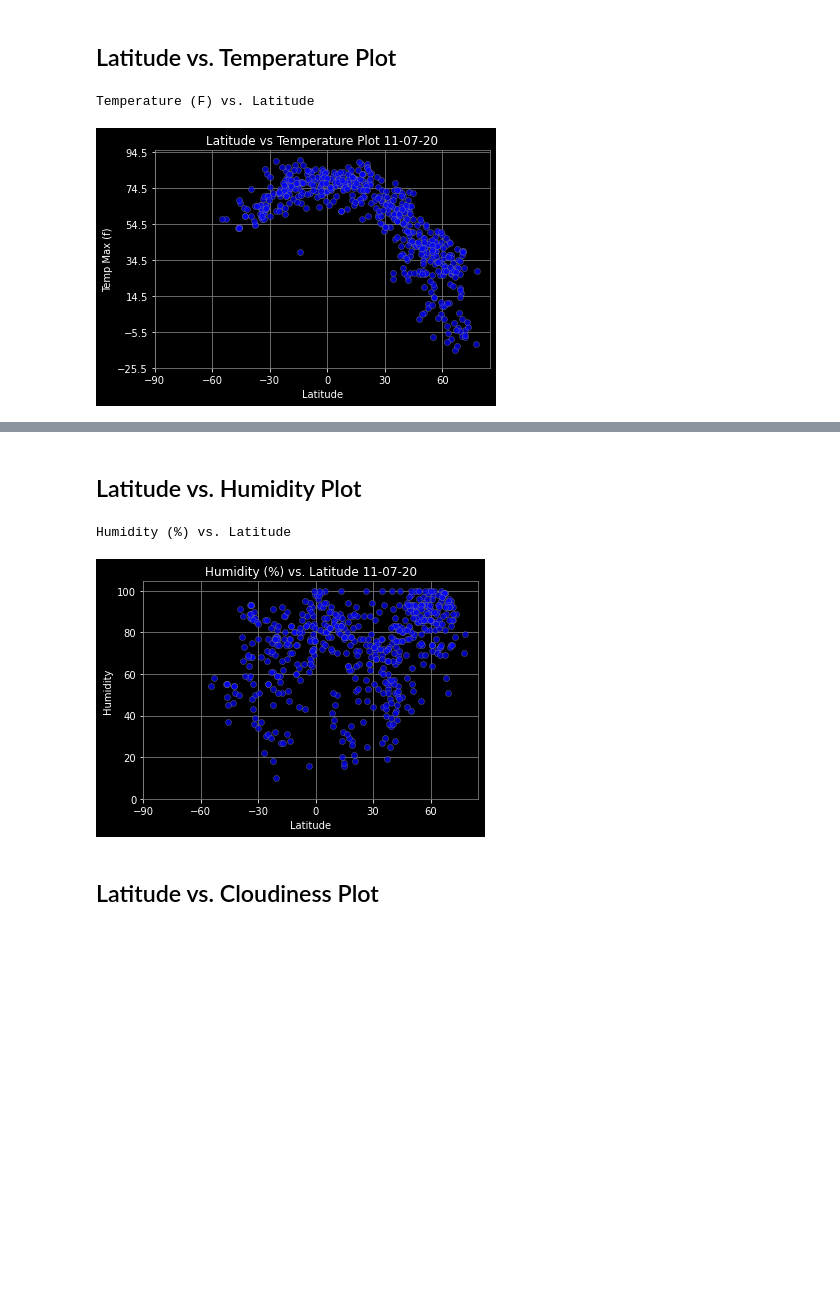
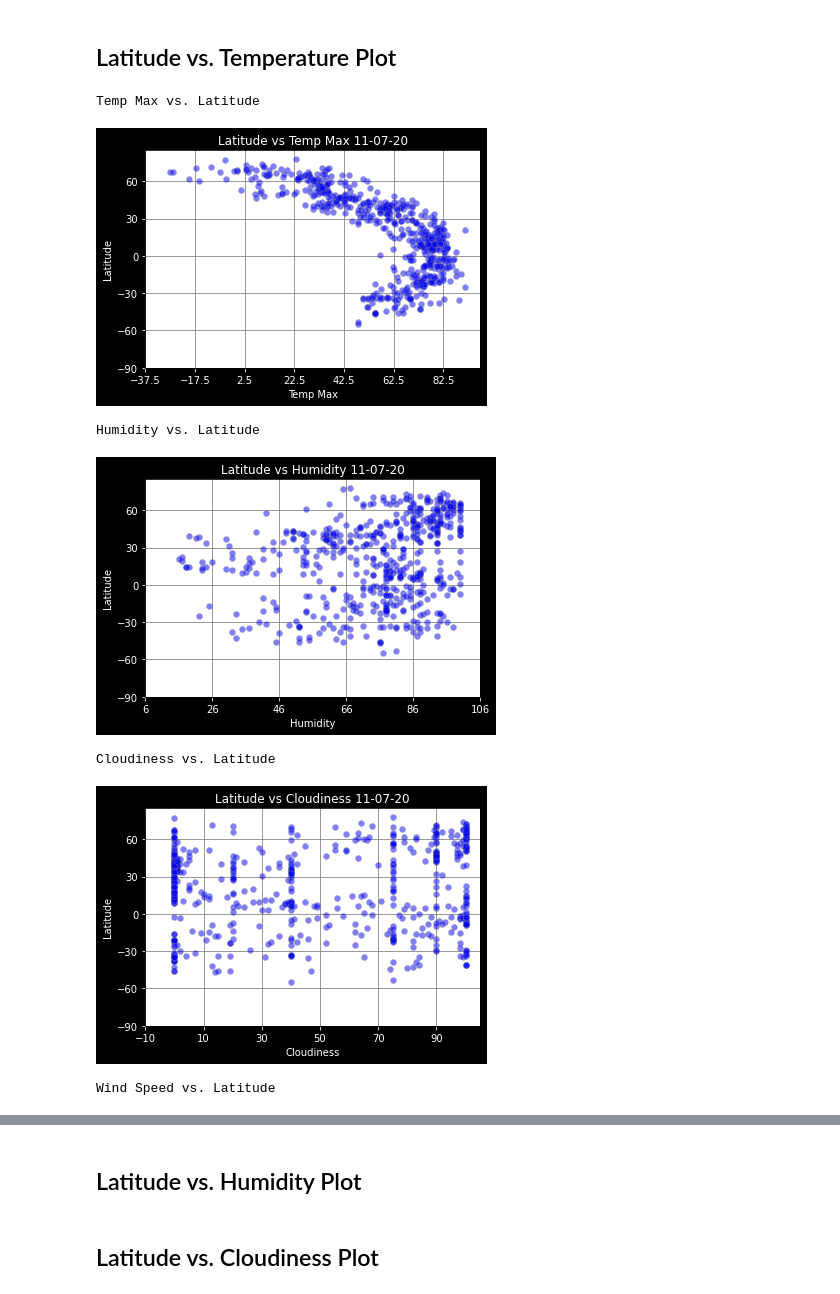
Before and after one commit to JeremyKalmus/python-api-challenge, a Jupyter notebook: WeatherPy/WeatherPy.ipynb, the cells around one changed output, grey strips where cells are left out. Drawn from its saved outputs; the diff is of its cells as text; code cells hidden in the pictures; blank space fills up the shorter version.

```diff
--- a/WeatherPy/WeatherPy.ipynb
+++ b/WeatherPy/WeatherPy.ipynb
@@ -56,7 +56,7 @@ print(len(cities))
 * Include a print log of each city as it'sbeing processed (with the city number and city name).
 # %%
 url = "http://api.openweathermap.org/data/2.5/weather?"
-query_url = '{}appid={}&units=imperial&q='.format(url, weather_api_key)
+query_url = '{}appid={}&units=imperial&q='.format(url, api_key)
 print(query_url)
 # %% [output]
 http://api.openweathermap.org/data/2.5/weather?appid=14be05634fb4f17e44c07e7f11173b8d&units=imperial&q=
@@ -186,28 +186,36 @@ city_data.loc[city_data['Humidity']>100]
 # %% [markdown]
 ## Latitude vs. Temperature Plot
 # %%
-lat_vs_temp = city_data.copy()
-lat_vs_temp = lat_vs_temp[["City", "Lat","Temp Max"]]
-lat_vs_temp_x = lat_vs_temp["Lat"]
-lat_vs_temp_y = lat_vs_temp["Temp Max"]
+comparisons=["Temp Max", "Humidity",'Cloudiness', "Wind Speed"]
 
-plt.plot(lat_vs_temp_x, lat_vs_temp_y, 'o',markerfacecolor = 'blue', markeredgecolor='grey', markeredgewidth=.5, alpha=.7)
-plt.title("Latitude vs Temperature Plot 11-07-20", color='white')
-plt.xlabel("Latitude", color='white')
-plt.ylabel("Temp Max (f)", color='white')
-plt.xticks(np.arange(-90,90, 30), color='white')
-plt.yticks(np.arange((min(lat_vs_temp["Temp Max"])-10), (max(lat_vs_temp["Temp Max"])+10), 20), color='white')
-ax = plt.axes()
-ax.set_facecolor('black')
-ax.spines['bottom'].set_color('grey')
-ax.spines['top'].set_color('grey')
-ax.spines['right'].set_color('grey')
-ax.spines['left'].set_color('grey')
-ax.grid(b=True, which='major', axis='both', color='grey')
+for compare in comparisons:
+    lat_vs_temp = city_data.copy()
+    lat_vs_temp = lat_vs_temp[["City", "Lat","Temp Max", "Humidity",'Cloudiness', "Wind Speed"]]
+    lat_vs_temp_x = lat_vs_temp[compare]
+    lat_vs_temp_y = lat_vs_temp["Lat"]
 
-print("Temperature (F) vs. Latitude")
-plt.savefig("Temperature (F) vs. Latitude.png")
-plt.show()
+    plt.plot(lat_vs_temp_x, lat_vs_temp_y, 'o',markerfacecolor = 'blue', markeredgecolor='grey', markeredgewidth=.5, alpha=.5)
+    plt.title("Latitude vs {} 11-07-20".format(compare), color='white')
+    plt.xlabel("{}".format(compare), color='white')
+    plt.ylabel("Latitude", color='white')
+    plt.xticks(np.arange((min(lat_vs_temp[compare])-10), (max(lat_vs_temp[compare])+10), 20), color='white')
+    plt.yticks(np.arange(-90,90, 30), color='white')
+    ax = plt.axes()
+    ax.set_facecolor('white')
+    ax.spines['bottom'].set_color('black')
+    ax.spines['top'].set_color('black')
+    ax.spines['right'].set_color('black')
+    ax.spines['left'].set_color('black')
+    ax.grid(b=True, which='major', axis='both', color='grey')
+
+    print("{} vs. Latitude".format(compare))
+    plt.savefig("{} vs. Latitude.png".format(compare))
+    plt.show()
 # %% [output]
-Temperature (F) vs. Latitude
+Temp Max vs. Latitude
-[figure, old version]
+[figure, new version]
+Humidity vs. Latitude
+[figure, added]
+Cloudiness vs. Latitude
+[figure, added]
+Wind Speed vs. Latitude
@@ -214,30 +223,4 @@ Temperature (F) vs. Latitude
 # %% [markdown]
 ## Latitude vs. Humidity Plot
-# %%
-lat_vs_hum = city_data.copy()
-lat_vs_hum = lat_vs_hum[["City", "Lat","Humidity"]]
-lat_vs_hum_x = lat_vs_hum["Lat"]
-lat_vs_hum_y = lat_vs_hum["Humidity"]
-
-plt.plot(lat_vs_hum_x, lat_vs_hum_y, 'o',markerfacecolor = 'blue', markeredgecolor='grey', markeredgewidth=.5, alpha=.7)
-plt.title("Humidity (%) vs. Latitude 11-07-20", color='white')
-plt.xlabel("Latitude", color='white')
-plt.ylabel("Humidity", color='white')
-plt.xticks(np.arange(-90,90, 30), color='white')
-plt.yticks(np.arange((min(lat_vs_hum["Humidity"])-10), (max(lat_vs_hum["Humidity"])+10), 20), color='white')
-ax = plt.axes()
-ax.set_facecolor('black')
-ax.spines['bottom'].set_color('grey')
-ax.spines['top'].set_color('grey')
-ax.spines['right'].set_color('grey')
-ax.spines['left'].set_color('grey')
-ax.grid(b=True, which='major', axis='both', color='grey')
-
-print('Humidity (%) vs. Latitude')
-plt.savefig("Humidity(%) vs. Latitude.png")
-plt.show()
-# %% [output]
-Humidity (%) vs. Latitude
-[figure, removed]
 # %% [markdown]
 ## Latitude vs. Cloudiness Plot
```
Also changed, not shown: parts of 9 cells of this notebook, 15 other files.
